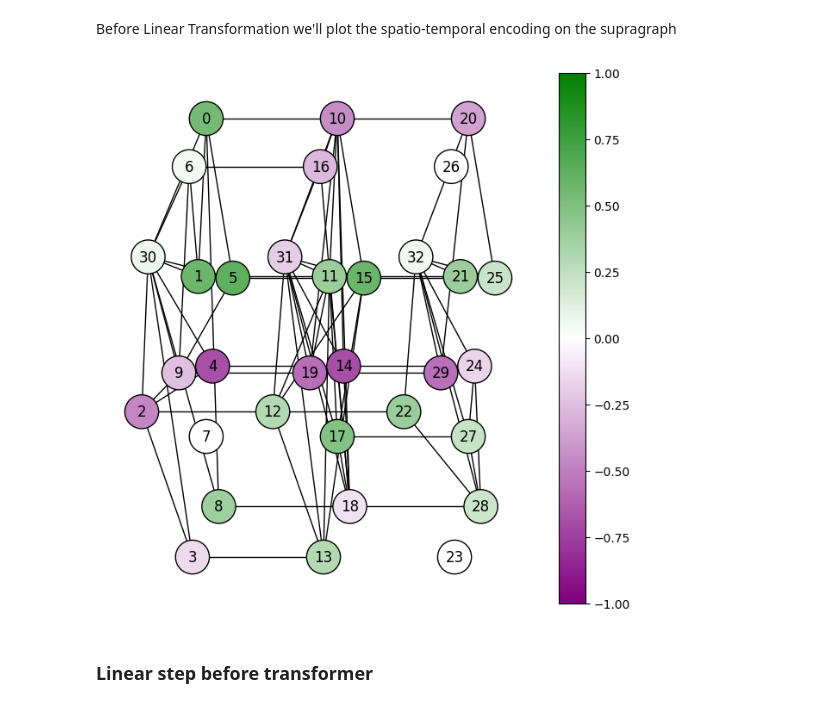
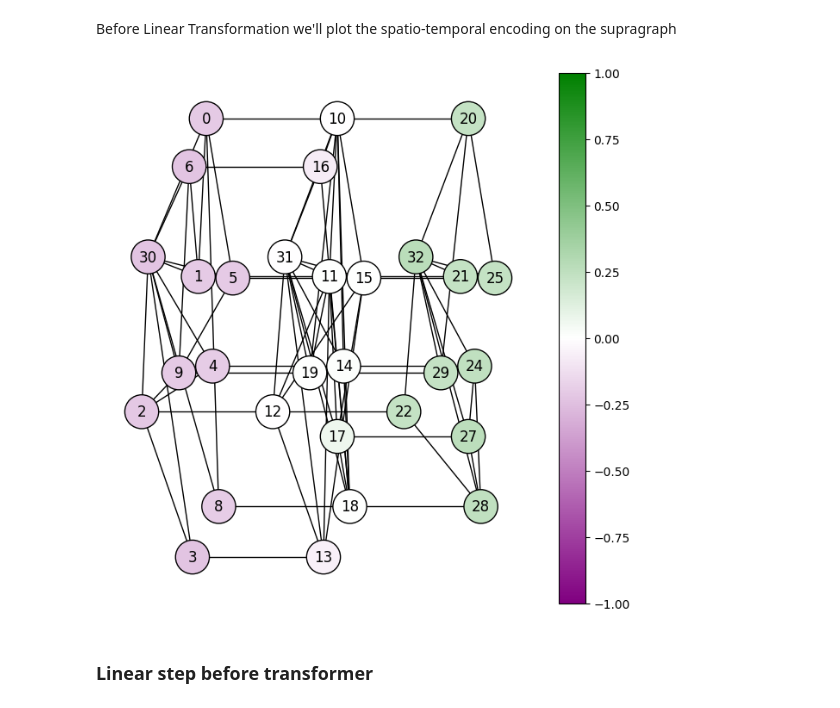
Before and after one commit to ykrmm/SLATE, a Jupyter notebook: notebooks/SLATE_Demo_toygraph.ipynb, the cells around one changed output. Drawn from its saved outputs; the diff is of its cells as text; code cells hidden in the pictures.

```diff
--- a/notebooks/SLATE_Demo_toygraph.ipynb
+++ b/notebooks/SLATE_Demo_toygraph.ipynb
@@ -249,7 +262,12 @@ def plot_supragraph_laplacian(transform_sup_G,vec_propre,layout_transform_sup_G)
+# %%
+sup_lap = nx.laplacian_matrix(transform_sup_G).toarray().astype(np.float32)
+eig_vals, eig_vecs = eigsh(sup_lap,k=69,
+                which='SA',
+                return_eigenvectors=True,)
 # %%
-plot_supragraph_laplacian(transform_sup_G,all_pe[:,4],layout_transform_sup_G)
+plot_supragraph_laplacian(transform_sup_G,eig_vecs[:,1],layout_transform_sup_G)
 # %% [output]
-[figure, old version]
+[figure, new version]
 # %% [markdown]
 ### Linear step before transformer
 # %%
```
Also changed, not shown: parts of 8 cells of this notebook, 5 other files.
